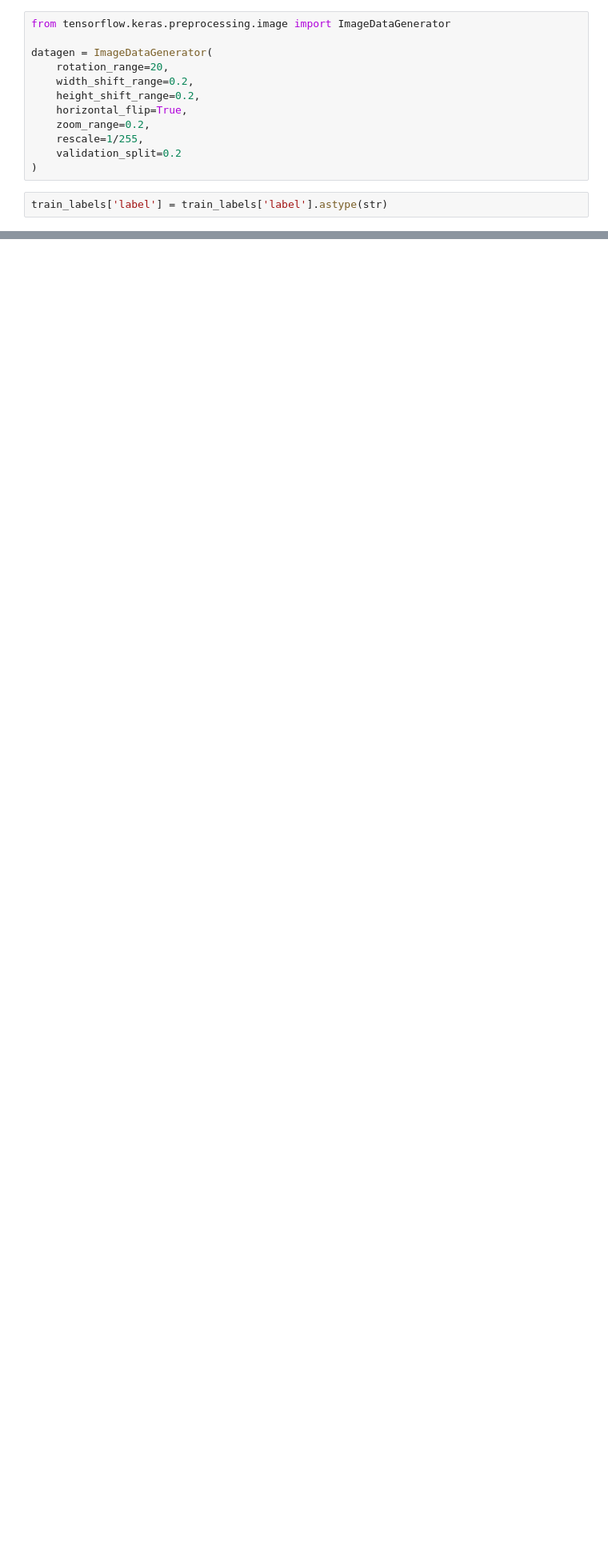
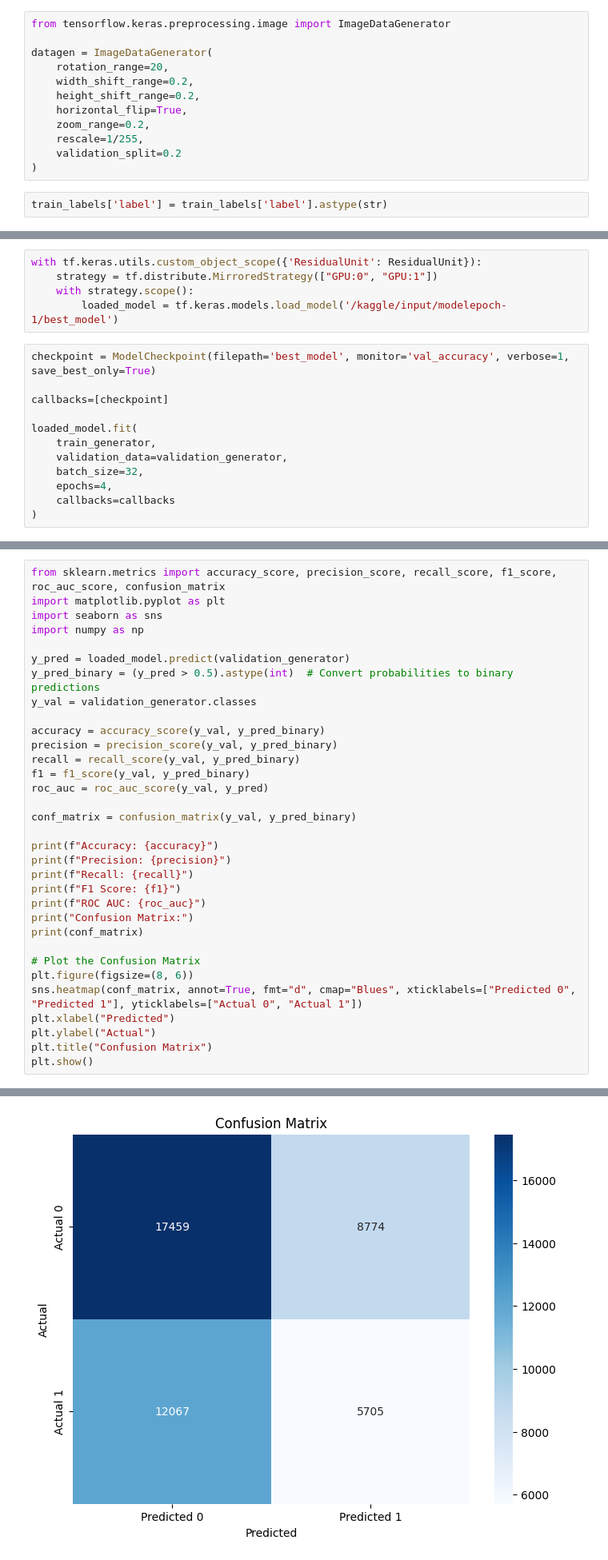
Before and after one commit to S4vyss/machine-learning, a Jupyter notebook: cancerdetection.ipynb, the cells around one changed output, grey strips where cells are left out. Shown at 80% size. Drawn from its saved outputs; the diff is of its cells as text; blank space fills up the shorter version.

Commit message:
Kaggle Notebook | CancerDetection | Version 5

```diff
--- a/cancerdetection.ipynb
+++ b/cancerdetection.ipynb
@@ -264,0 +401,17 @@ model.summary()
+# %%
+with tf.keras.utils.custom_object_scope({'ResidualUnit': ResidualUnit}):
+    strategy = tf.distribute.MirroredStrategy(["GPU:0", "GPU:1"])
+    with strategy.scope():
+        loaded_model = tf.keras.models.load_model('/kaggle/input/modelepoch-1/best_model')
+# %%
+checkpoint = ModelCheckpoint(filepath='best_model', monitor='val_accuracy', verbose=1, save_best_only=True)
+
+callbacks=[checkpoint]
+
+loaded_model.fit(
+    train_generator,
+    validation_data=validation_generator,
+    batch_size=32,
+    epochs=4,
+    callbacks=callbacks
+)
@@ -264,0 +434,34 @@ model.summary()
+# %%
+from sklearn.metrics import accuracy_score, precision_score, recall_score, f1_score, roc_auc_score, confusion_matrix
+import matplotlib.pyplot as plt
+import seaborn as sns
+import numpy as np
+
+y_pred = loaded_model.predict(validation_generator)
+y_pred_binary = (y_pred > 0.5).astype(int)  # Convert probabilities to binary predictions
+y_val = validation_generator.classes
+
+accuracy = accuracy_score(y_val, y_pred_binary)
+precision = precision_score(y_val, y_pred_binary)
+recall = recall_score(y_val, y_pred_binary)
+f1 = f1_score(y_val, y_pred_binary)
+roc_auc = roc_auc_score(y_val, y_pred)
+
+conf_matrix = confusion_matrix(y_val, y_pred_binary)
+
+print(f"Accuracy: {accuracy}")
+print(f"Precision: {precision}")
+print(f"Recall: {recall}")
+print(f"F1 Score: {f1}")
+print(f"ROC AUC: {roc_auc}")
+print("Confusion Matrix:")
+print(conf_matrix)
+
+# Plot the Confusion Matrix
+plt.figure(figsize=(8, 6))
+sns.heatmap(conf_matrix, annot=True, fmt="d", cmap="Blues", xticklabels=["Predicted 0", "Predicted 1"], yticklabels=["Actual 0", "Actual 1"])
+plt.xlabel("Predicted")
+plt.ylabel("Actual")
+plt.title("Confusion Matrix")
+plt.show()
+# %% [output]
@@ -264,0 +477 @@ model.summary()
+[figure, added]
```
Also changed, not shown: parts of 29 cells of this notebook.
